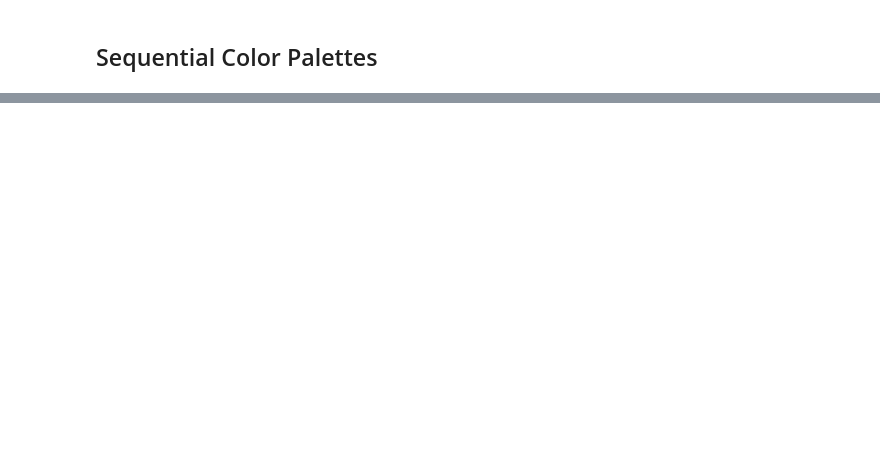
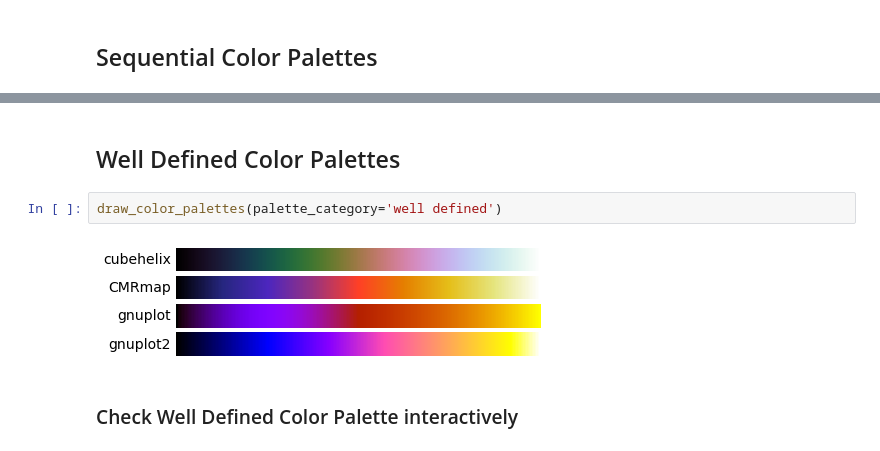
Before and after one commit to tetutaro/seaborn_color_palette, a Jupyter notebook: color_palette.ipynb, the cells around one changed output, grey strips where cells are left out. Drawn from its saved outputs; the diff is of its cells as text; blank space fills up the shorter version.

```diff
--- a/color_palette.ipynb
+++ b/color_palette.ipynb
@@ -423,0 +352,8 @@ interact(show_pal4, h_neg=FloatSlider(220, max=360), h_pos=FloatSlider(20, max=3
+# %% [markdown]
+## Well Defined Color Palettes
+# %%
+draw_color_palettes(palette_category='well defined')
+# %% [output]
+[figure, added]
+# %% [markdown]
+### Check Well Defined Color Palette interactively
```
Also changed, not shown: parts of 74 cells of this notebook, 1 other file.
